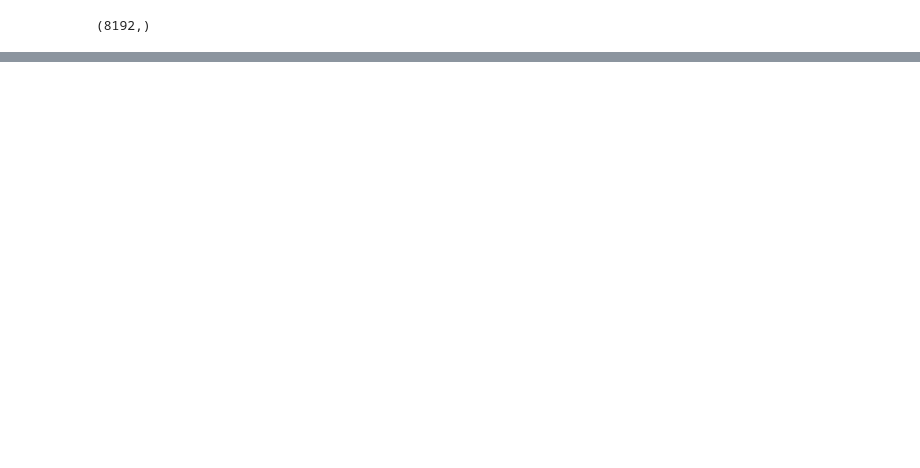
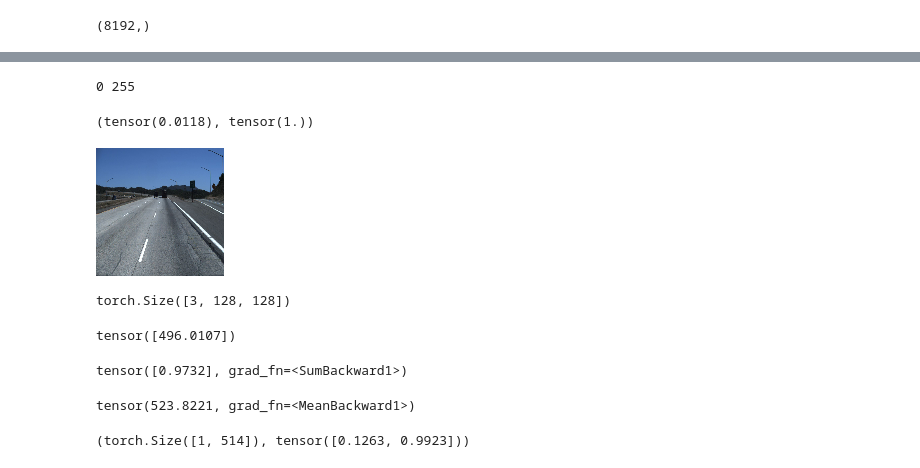
Before and after one commit to Asad-Ismail/Image-Anomaly, a Jupyter notebook: notebooks/AutoEncoder.ipynb, the cells around one changed output, grey strips where cells are left out. Cells and saved outputs as stored; diff of their text form; code cells hidden in the pictures; blank space fills up the shorter version.

```diff
--- a/notebooks/AutoEncoder.ipynb
+++ b/notebooks/AutoEncoder.ipynb
@@ -400,0 +437,24 @@ print('Best F1 on Cross Validation Set: %f' % F1)
+# %%
+transform = transforms.Compose([transforms.Resize((128,128),interpolation=InterpolationMode.NEAREST),transforms.ToTensor()])
+# %%
+img_path="/home/ec2-user/SageMaker/AnamolyData/val/images/normal/100001.jpg"
+img=Image.open(img_path)
+a = np.asarray(img)
+print(a.min(),a.max())
+img=transform(Image.open(img_path))
+# %% [output]
+0 255
+# %%
+img.min(),img.max()
+# %% [output]
+(tensor(0.0118), tensor(1.))
+# %%
+pil_image = transforms.ToPILImage()(img)
+# %%
+pil_image
+# %% [output]
+[figure, added]
+# %%
+img.shape
+# %% [output]
+torch.Size([3, 128, 128])
@@ -400,0 +463,23 @@ print('Best F1 on Cross Validation Set: %f' % F1)
+# %%
+y[0,512:]
+# %% [output]
+tensor([496.0107])
+# %%
+target=img.unsqueeze(0).flatten(start_dim=1)
+preds=y[0].flatten(start_dim=1)
+rec_cosine = F.cosine_similarity(target,preds,dim=1)
+euc=relative_euclidean_distance(preds,target,eps=1e-7)
+#rec_cosine
+rec_cosine
+# %% [output]
+tensor([0.9732], grad_fn=<SumBackward1>)
+# %%
+loss = F.mse_loss(preds, target, reduction="none")
+recons_loss  = loss.sum(dim=[1]).mean(dim=[0])
+recons_loss
+# %% [output]
+tensor(523.8221, grad_fn=<MeanBackward1>)
+# %%
+y.shape,y[0,512:]
+# %% [output]
+(torch.Size([1, 514]), tensor([0.1263, 0.9923]))
```
Also changed, not shown: parts of 10 cells of this notebook, 4 other files.
